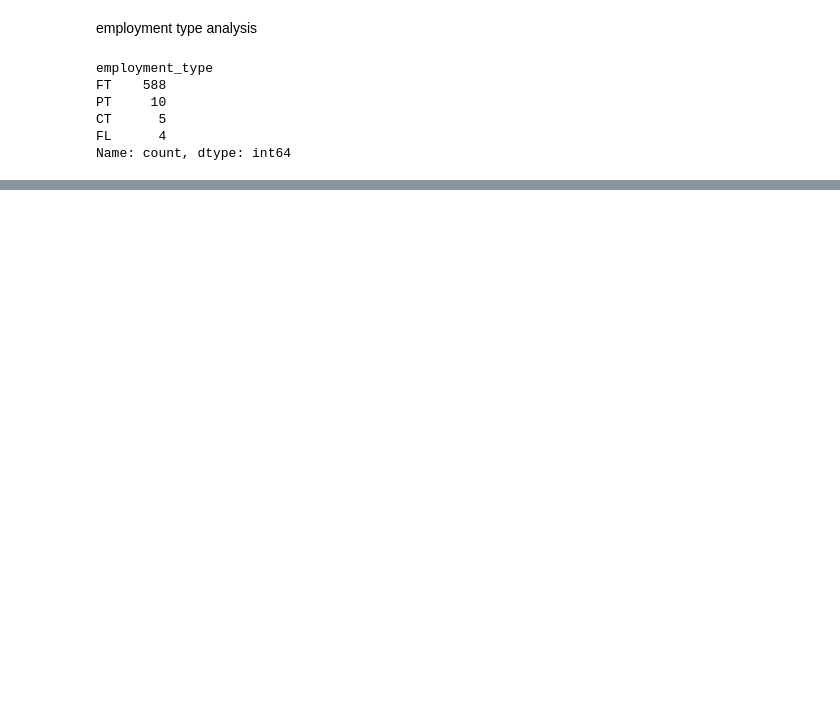
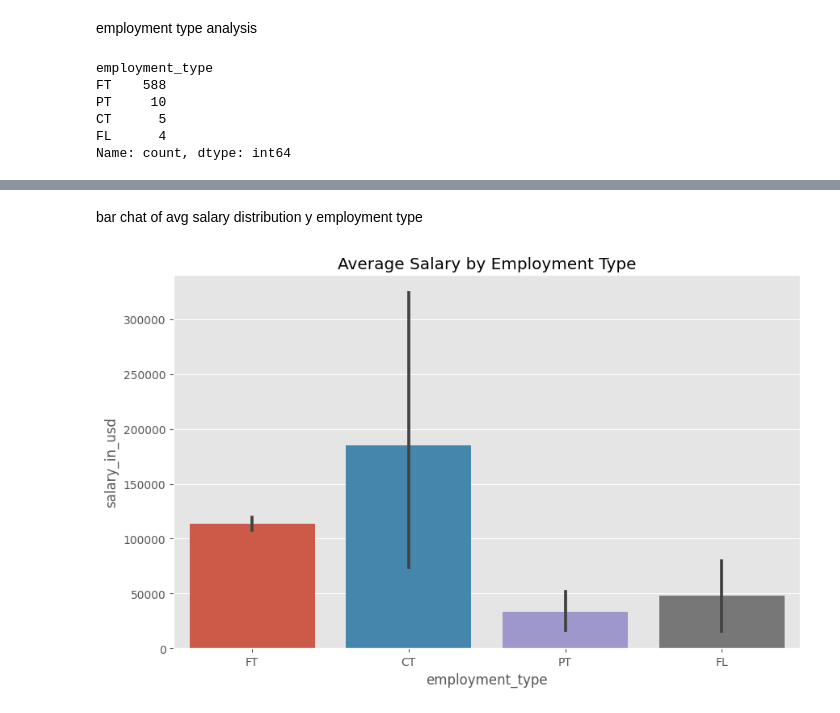
Before and after one commit to ed-gar-k/Phase-2-project, a Jupyter notebook: Untitled.ipynb, the cells around one changed output, grey strips where cells are left out. Drawn from its saved outputs; the diff is of its cells as text; code cells hidden in the pictures; blank space fills up the shorter version.

```diff
--- a/Untitled.ipynb
+++ b/Untitled.ipynb
@@ -139,0 +338,10 @@ lowest_salary_by_employment_type
+# %% [markdown]
+bar chat of avg salary distribution y employment type
+# %%
+# bar graph on average salary by distribution
+plt.figure(figsize=(10, 6))
+sns.barplot(x='employment_type', y='salary_in_usd', data=ds, estimator=lambda x: sum(x) / len(x))
+plt.title('Average Salary by Employment Type')
+plt.show()
+# %% [output]
+[figure, added]
```
Also changed, not shown: parts of 34 cells of this notebook.
